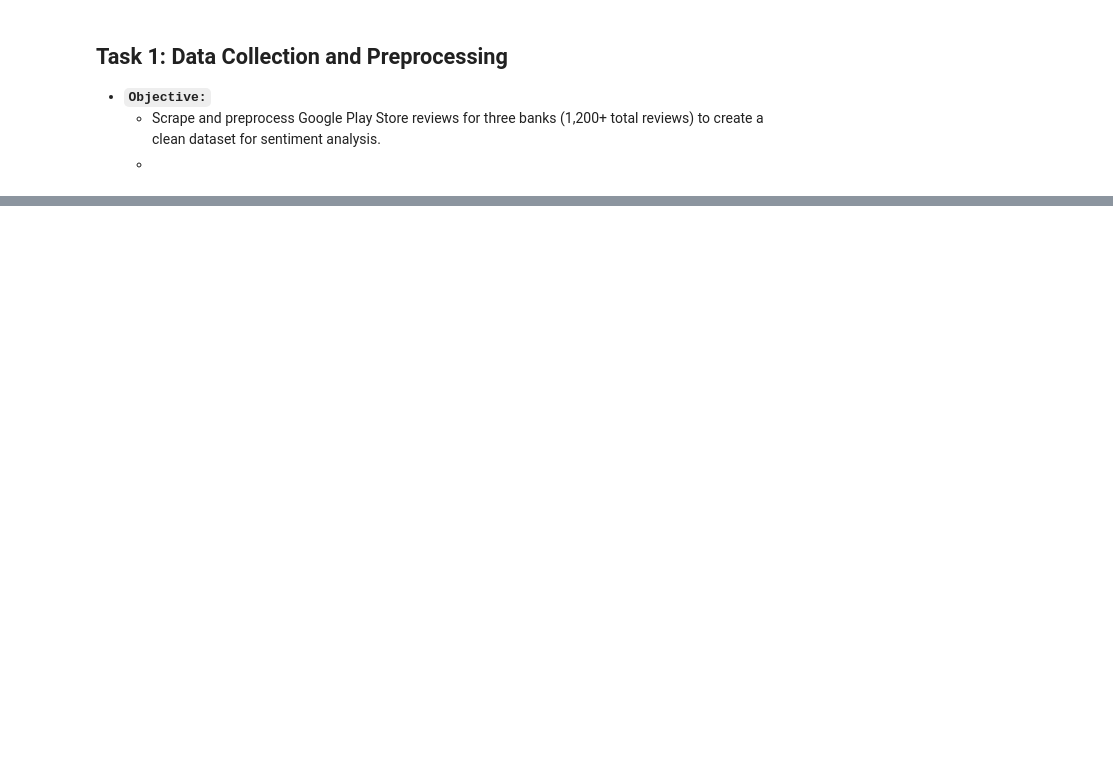
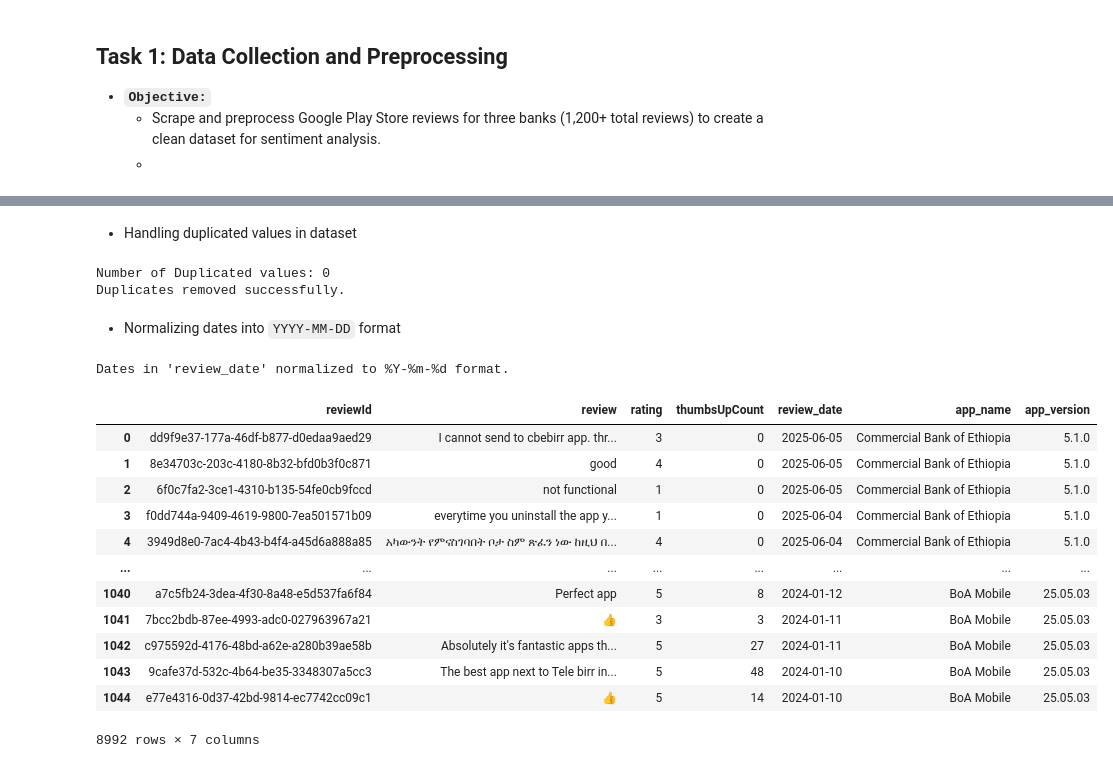
Before and after one commit to Jonepeter/fintech-customer-experience-analytics, a Jupyter notebook: notebooks/data_collection_preprocessing.ipynb, the cells around one changed output, grey strips where cells are left out. Cells and saved outputs as stored; diff of their text form; code cells hidden in the pictures; blank space fills up the shorter version.

```diff
--- a/notebooks/data_collection_preprocessing.ipynb
+++ b/notebooks/data_collection_preprocessing.ipynb
@@ -69,0 +96,3 @@ Name: count, Length: 156, dtype: int64
+# %%
+# Handling missing values
+merged_review_data = handling_missing_data(merged_review_data)
@@ -69,0 +108,30 @@ Name: count, Length: 156, dtype: int64
+# %% [markdown]
+- Handling duplicated values in dataset
+# %%
+# handling duplicate values
+merged_review_data = remove_duplicates(merged_review_data)
+# %% [output]
+Number of Duplicated values: 0
+Duplicates removed successfully.
+# %% [markdown]
+- Normalizing dates into `YYYY-MM-DD` format
+# %%
+merged_review_data = normalize_dates(merged_review_data, 'review_date')
+# %% [output]
+Dates in 'review_date' normalized to %Y-%m-%d format.
+# %%
+merged_review_data
+# %% [output]
+|  | reviewId | review | rating | thumbsUpCount | review_date | app_name | app_version |
+| 0 | dd9f9e37-177a-46df-b877-d0edaa9aed29 | I cannot send to cbebirr app. thr... | 3 | 0 | 2025-06-05 | Commercial Bank of Ethiopia | 5.1.0 |
+| 1 | 8e34703c-203c-4180-8b32-bfd0b3f0c871 | good | 4 | 0 | 2025-06-05 | Commercial Bank of Ethiopia | 5.1.0 |
+| 2 | 6f0c7fa2-3ce1-4310-b135-54fe0cb9fccd | not functional | 1 | 0 | 2025-06-05 | Commercial Bank of Ethiopia | 5.1.0 |
+| 3 | f0dd744a-9409-4619-9800-7ea501571b09 | everytime you uninstall the app y... | 1 | 0 | 2025-06-04 | Commercial Bank of Ethiopia | 5.1.0 |
+| 4 | 3949d8e0-7ac4-4b43-b4f4-a45d6a888a85 | አካውንት የምናስገባበት ቦታ ስም ጽፈን ነው ከዚህ በ... | 4 | 0 | 2025-06-04 | Commercial Bank of Ethiopia | 5.1.0 |
+| ... | ... | ... | ... | ... | ... | ... | ... |
+| 1040 | a7c5fb24-3dea-4f30-8a48-e5d537fa6f84 | Perfect app | 5 | 8 | 2024-01-12 | BoA Mobile | 25.05.03 |
+| 1041 | 7bcc2bdb-87ee-4993-adc0-027963967a21 | 👍 | 3 | 3 | 2024-01-11 | BoA Mobile | 25.05.03 |
+| 1042 | c975592d-4176-48bd-a62e-a280b39ae58b | Absolutely it's fantastic apps th... | 5 | 27 | 2024-01-11 | BoA Mobile | 25.05.03 |
+| 1043 | 9cafe37d-532c-4b64-be35-3348307a5cc3 | The best app next to Tele birr in... | 5 | 48 | 2024-01-10 | BoA Mobile | 25.05.03 |
+| 1044 | e77e4316-0d37-42bd-9814-ec7742cc09c1 | 👍 | 5 | 14 | 2024-01-10 | BoA Mobile | 25.05.03 |
+8992 rows × 7 columns
```
Also changed, not shown: parts of 11 cells of this notebook.
